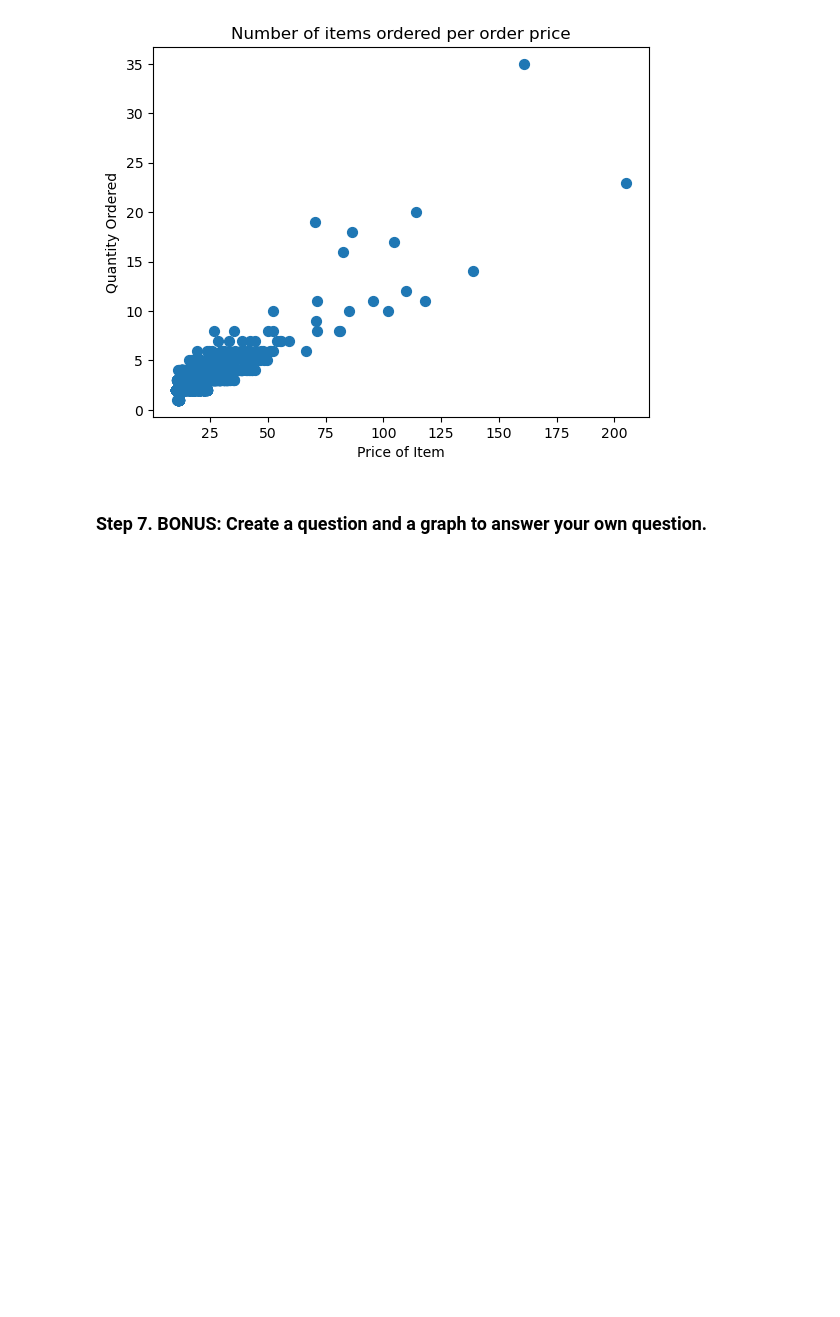
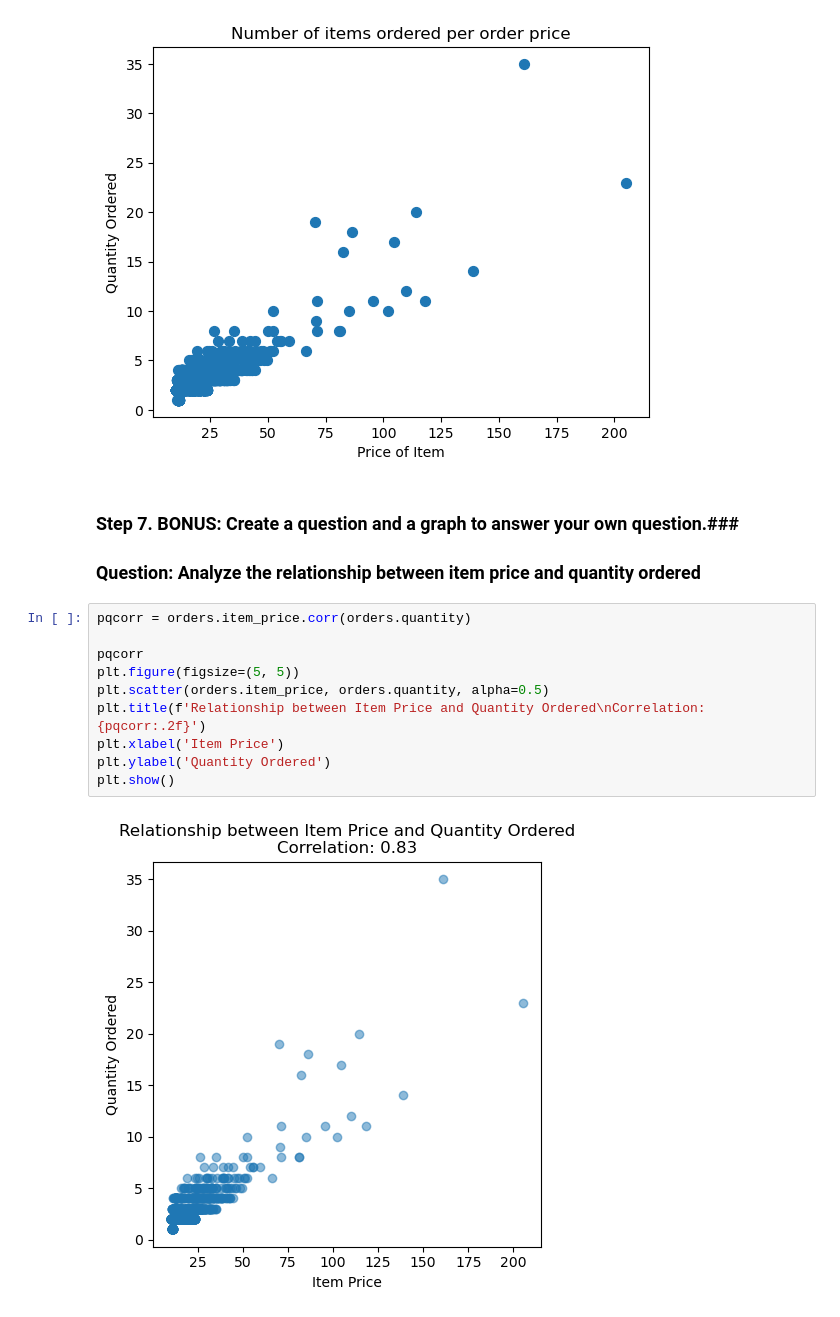
Before and after one commit to zookee76/jupyternotebooks, a Jupyter notebook: pandas_exercises/07_Visualization/Chipotle/Exercises.ipynb, the cells around one changed output. Cells and saved outputs as stored; diff of their text form; blank space fills up the shorter version.

```diff
--- a/pandas_exercises/07_Visualization/Chipotle/Exercises.ipynb
+++ b/pandas_exercises/07_Visualization/Chipotle/Exercises.ipynb
@@ -93,4 +93,18 @@ plt.show()
 # %% [output]
 [figure]
 # %% [markdown]
-### Step 7. BONUS: Create a question and a graph to answer your own question.
+### Step 7. BONUS: Create a question and a graph to answer your own question.###
+
+### Question: Analyze the relationship between item price and quantity ordered ###
+# %%
+pqcorr = orders.item_price.corr(orders.quantity)
+
+pqcorr
+plt.figure(figsize=(5, 5))
+plt.scatter(orders.item_price, orders.quantity, alpha=0.5)
+plt.title(f'Relationship between Item Price and Quantity Ordered\nCorrelation: {pqcorr:.2f}')
+plt.xlabel('Item Price')
+plt.ylabel('Quantity Ordered')
+plt.show()
+# %% [output]
+[figure, added]
```
Also changed, not shown: parts of 2 cells of this notebook.
